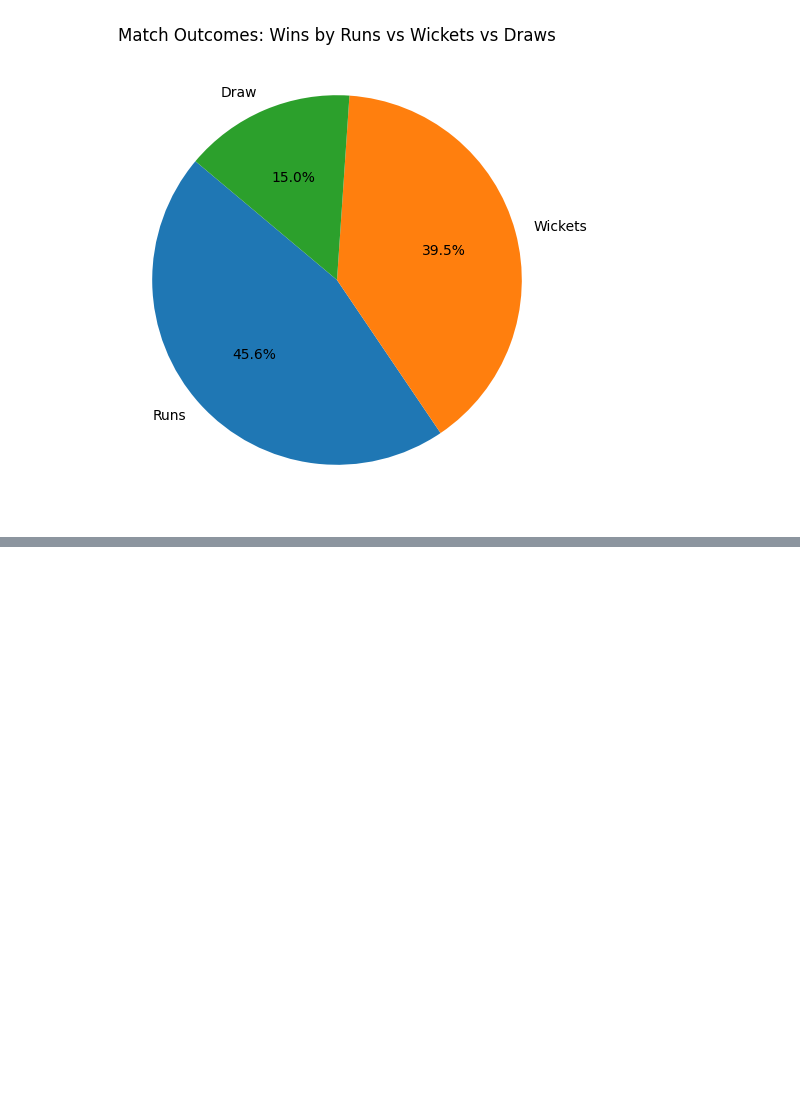
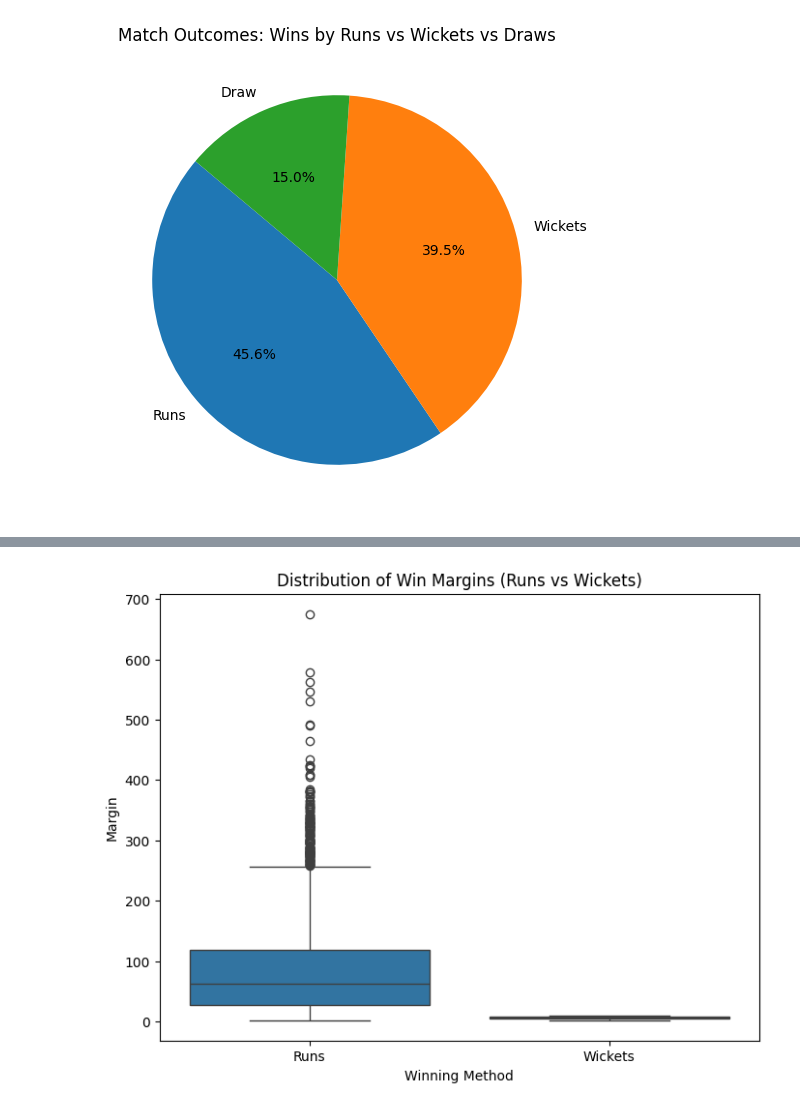
Before and after one commit to Ayesha-Rimione/Predicting-Test-Match-Winners, a Jupyter notebook: Project.ipynb, the cells around one changed output, grey strips where cells are left out. Cells and saved outputs as stored; diff of their text form; code cells hidden in the pictures; blank space fills up the shorter version.

```diff
--- a/Project.ipynb
+++ b/Project.ipynb
@@ -323,0 +338,19 @@ plt.show()
+# %%
+import seaborn as sns
+
+# Prepare data for boxplot
+margin_data = df[df['Win_Method'] != 'Draw'][['Win_Method', 'Runs_Win_Margin', 'Wickets_Win_Margin']]
+margin_data = margin_data.melt(id_vars='Win_Method', value_vars=['Runs_Win_Margin', 'Wickets_Win_Margin'])
+
+# Only keep non-zero values
+margin_data = margin_data[margin_data['value'] > 0]
+
+# Plot
+plt.figure(figsize=(8,6))
+sns.boxplot(x='Win_Method', y='value', data=margin_data)
+plt.title('Distribution of Win Margins (Runs vs Wickets)')
+plt.ylabel('Margin')
+plt.xlabel('Winning Method')
+plt.show()
+# %% [output]
+[figure, added]
```
Also changed, not shown: parts of 3 cells of this notebook.
